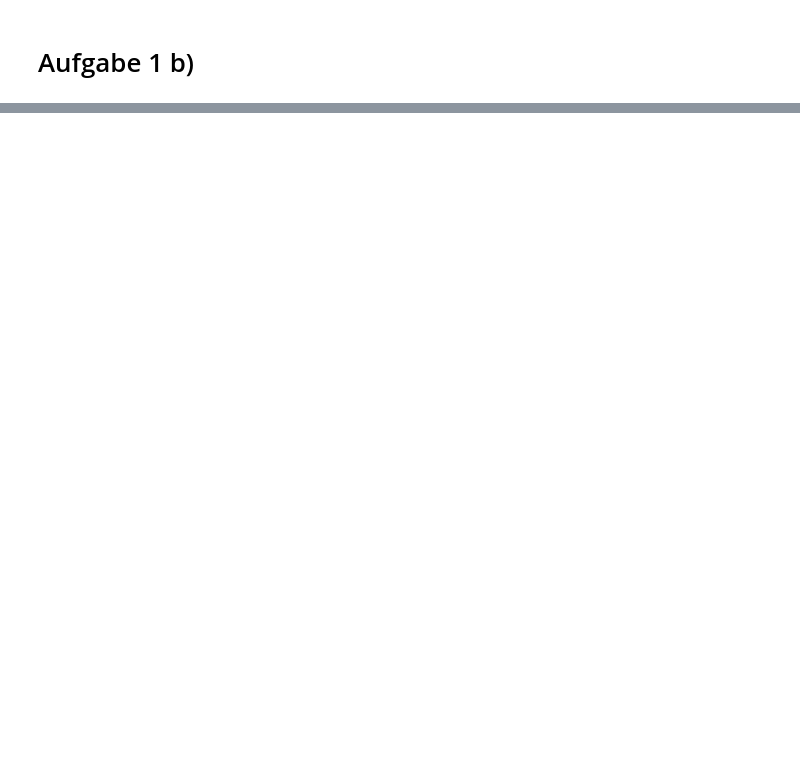
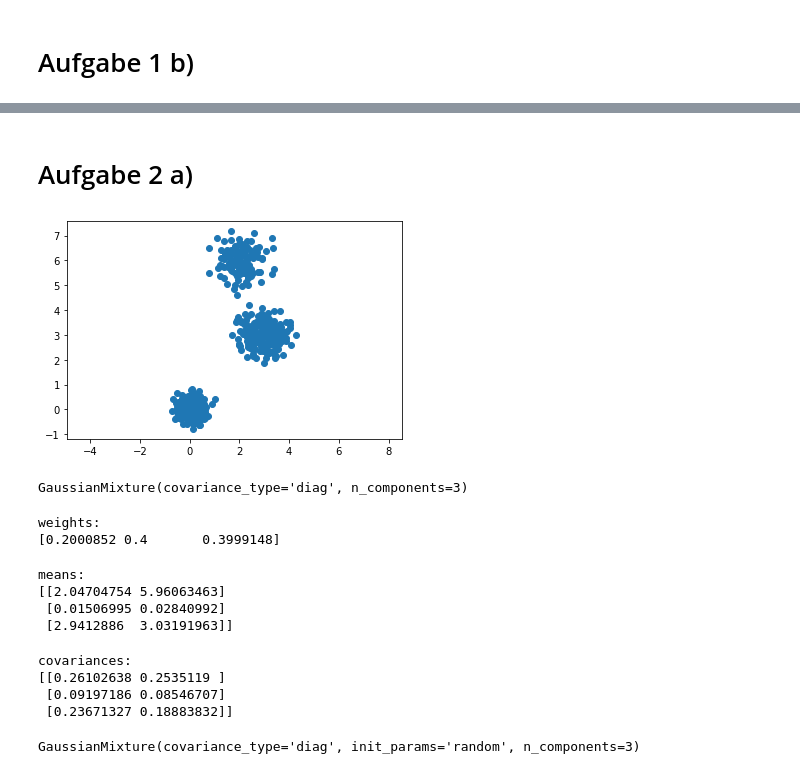
Before and after one commit to Johannes-Gross/ML1_Repo, a Jupyter notebook: Sheet1/main.ipynb, the cells around one changed output, grey strips where cells are left out. Cells and saved outputs as stored; diff of their text form; code cells hidden in the pictures; blank space fills up the shorter version.

```diff
--- a/Sheet1/main.ipynb
+++ b/Sheet1/main.ipynb
@@ -125,0 +104,56 @@ print(correct_frac)
+# %% [markdown]
+<h1>Aufgabe 2 a)</h1>
+# %%
+mean1_exact = [0,0]
+mean2_exact = [3,3]
+mean3_exact = [2,6]
+cov1_exact = 0.1*np.identity(2)
+cov2_exact = 0.2*np.identity(2)
+cov3_exact = 0.3*np.identity(2)
+n_samples = 600
+# %%
+D1 = np.random.multivariate_normal(mean1_exact,cov1_exact,int(n_samples*0.4))
+D2 = np.random.multivariate_normal(mean2_exact,cov2_exact,int(n_samples*0.4))
+D3 = np.random.multivariate_normal(mean3_exact,cov3_exact,int(n_samples*0.2))
+D = np.concatenate((D1,D2,D3), axis=0)
+# %%
+plt.scatter(D[:,0], D[:,1])
+plt.axis('equal')
+plt.show()
+# %% [output]
+[figure, added]
+# %%
+gmm = mixture.GaussianMixture(n_components=3, covariance_type='diag')
+gmm.fit(D)
+# %% [output]
+GaussianMixture(covariance_type='diag', n_components=3)
+# %%
+weights = gmm.weights_
+print("weights:")
+print(weights)
+# %% [output]
+weights:
+[0.2000852 0.4       0.3999148]
+# %%
+means = gmm.means_
+print("means:")
+print(means)
+# %% [output]
+means:
+[[2.04704754 5.96063463]
+ [0.01506995 0.02840992]
+ [2.9412886  3.03191963]]
+# %%
+covs = gmm.covariances_
+print("covariances:")
+print(covs)
+# %% [output]
+covariances:
+[[0.26102638 0.2535119 ]
+ [0.09197186 0.08546707]
+ [0.23671327 0.18883832]]
+# %%
+gmm_rand = mixture.GaussianMixture(n_components=3, covariance_type='diag', init_params='random')
+gmm_rand.fit(D)
+# %% [output]
+GaussianMixture(covariance_type='diag', init_params='random', n_components=3)
```
Also changed, not shown: parts of 16 cells of this notebook.
